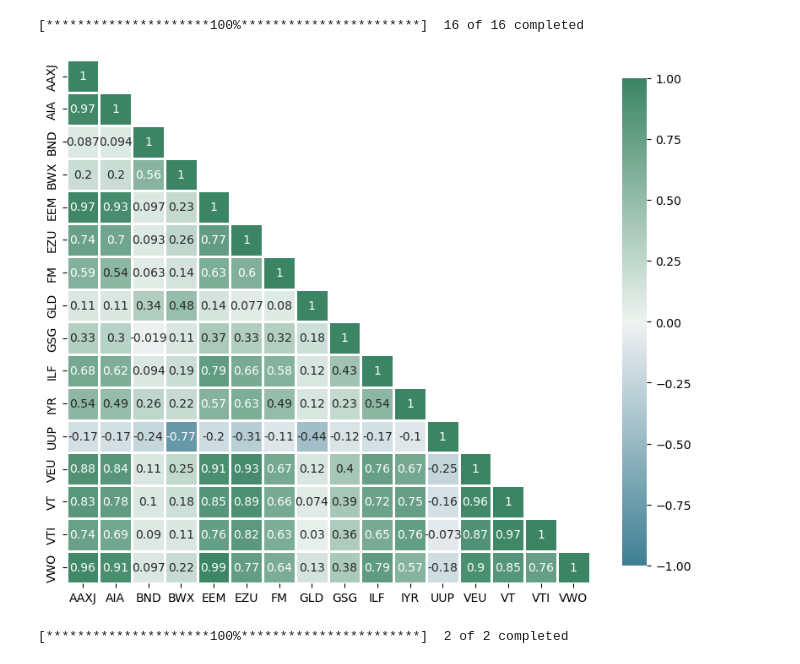
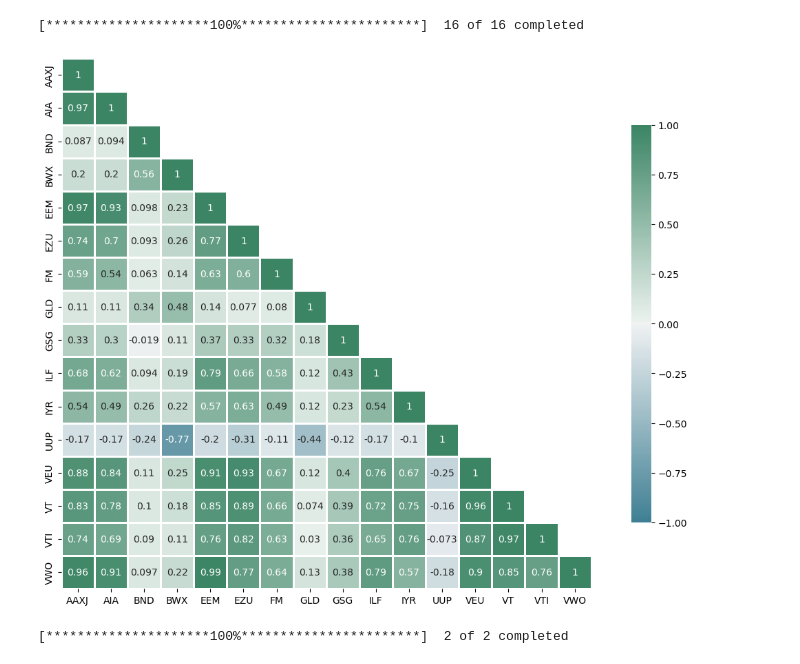
Before and after one commit to jcgr11/market-neutral-pairs, a Jupyter notebook: corr_mtrx_&_pair_wt.ipynb, the cells around one changed output. Drawn from its saved outputs; the diff is of its cells as text; code cells hidden in the pictures.

```diff
--- a/corr_mtrx_&_pair_wt.ipynb
+++ b/corr_mtrx_&_pair_wt.ipynb
@@ -37,16 +37,16 @@ mask = np.triu(np.ones_like(df.corr(), dtype=bool))
 np.fill_diagonal(mask, False)
 # %%
 #refine heatmap
-plt.figure(figsize=(10, 10))
+plt.figure(figsize=(15, 10))
 sns.heatmap(
         data=df.corr(), linewidths=1,  #width of lines separating the matrix cells
         square=True,cmap=cmap,
         vmax=1,  #define the max of corr scale
         vmin=-1, #define the min of corr scale
         center=0, cbar_kws={"shrink": .75}, mask=mask, annot=True)
 plt.show()
 # %% [output]
-[figure, old version]
+[figure, new version]
 # %%
 pair = ['VT', 'EEM'] #choose pair from terminal output (I chose lower correlation)
 #choose dates
```
Also changed, not shown: parts of 1 cell of this notebook.
